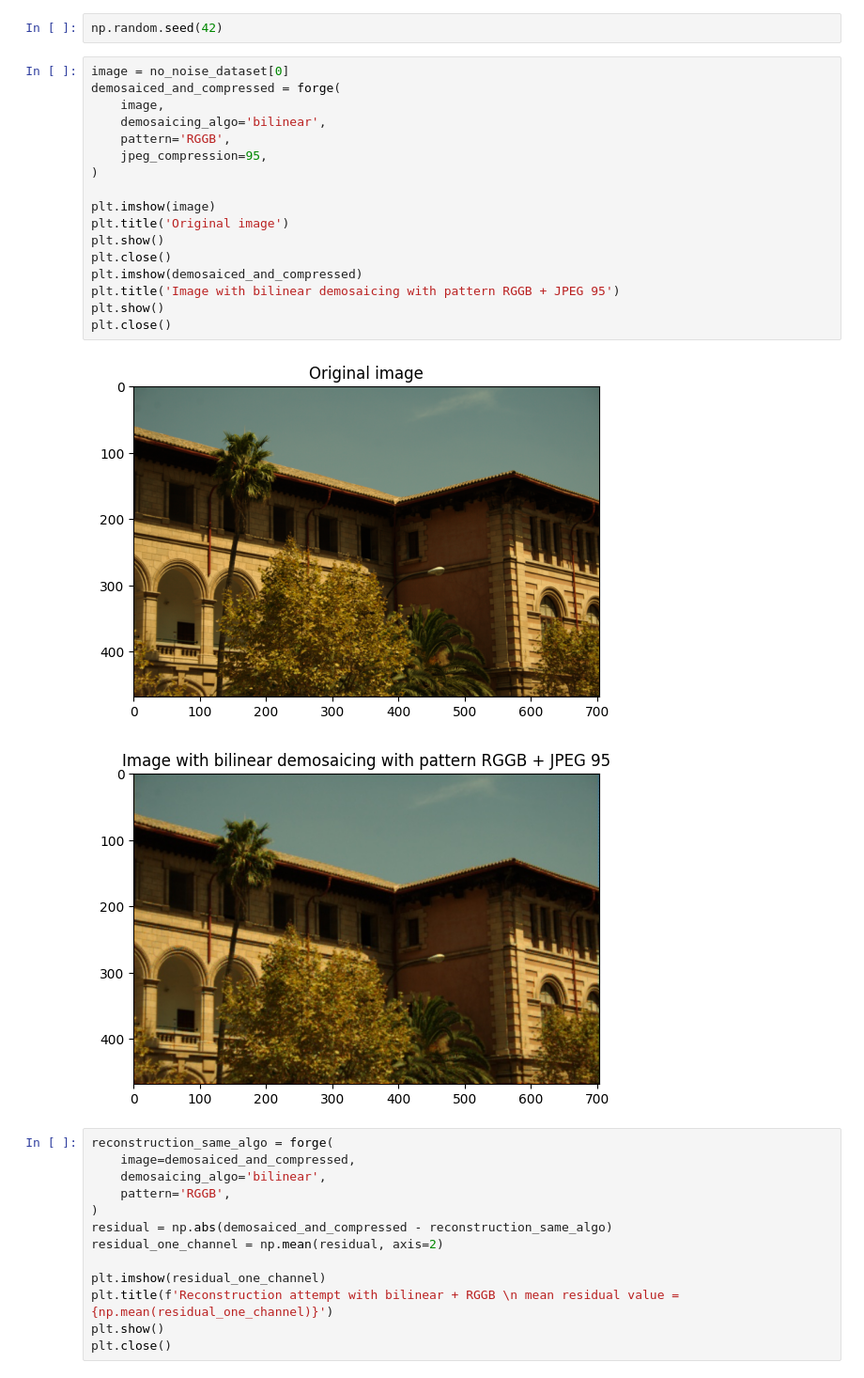
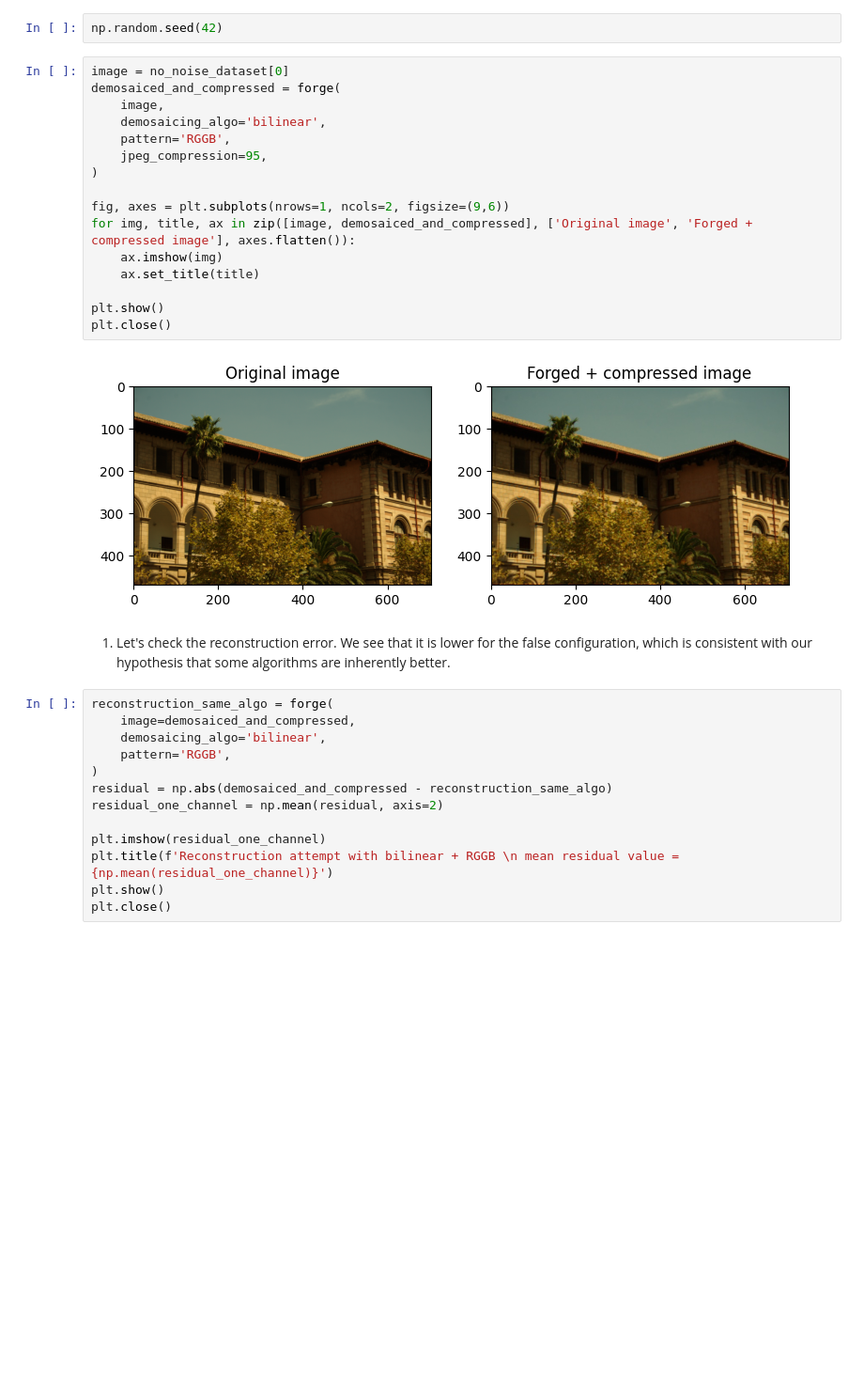
Before and after one commit to DentanJeremie/demosaicing-detection, a Jupyter notebook: doc/configuration_detection_demonstration.ipynb, the cells around one changed output. Shown at 94% size. Drawn from its saved outputs; the diff is of its cells as text; blank space fills up the shorter version.

```diff
--- a/doc/configuration_detection_demonstration.ipynb
+++ b/doc/configuration_detection_demonstration.ipynb
@@ -183,26 +201,26 @@ More specifically, we will:
 This shows that the `malvar` algorithms is instrisically better than `bilinear` at reconstructing the colors of an image after a JPEG compression, which makes the uniform assumption of the a-contrario model biased, leading to false detection of the `malvar` algorithm.
 # %%
 np.random.seed(42)
-# %%
-image = no_noise_dataset[0]
-demosaiced_and_compressed = forge(
-    image,
-    demosaicing_algo='bilinear',
-    pattern='RGGB',
-    jpeg_compression=95,
-)
-
-plt.imshow(image)
-plt.title('Original image')
-plt.show()
-plt.close()
-plt.imshow(demosaiced_and_compressed)
-plt.title('Image with bilinear demosaicing with pattern RGGB + JPEG 95')
-plt.show()
-plt.close()
-# %% [output]
-[figure, removed]
-[figure, removed]
+# %%
+image = no_noise_dataset[0]
+demosaiced_and_compressed = forge(
+    image,
+    demosaicing_algo='bilinear',
+    pattern='RGGB',
+    jpeg_compression=95,
+)
+
+fig, axes = plt.subplots(nrows=1, ncols=2, figsize=(9,6))
+for img, title, ax in zip([image, demosaiced_and_compressed], ['Original image', 'Forged + compressed image'], axes.flatten()):
+    ax.imshow(img)
+    ax.set_title(title)
+
+plt.show()
+plt.close()
+# %% [output]
+[figure, added]
+# %% [markdown]
+1. Let's check the reconstruction error. We see that it is lower for the false configuration, which is consistent with our hypothesis that some algorithms are inherently better.
 # %%
 reconstruction_same_algo = forge(
     image=demosaiced_and_compressed,
```
Also changed, not shown: parts of 22 cells of this notebook, 2 other files.
